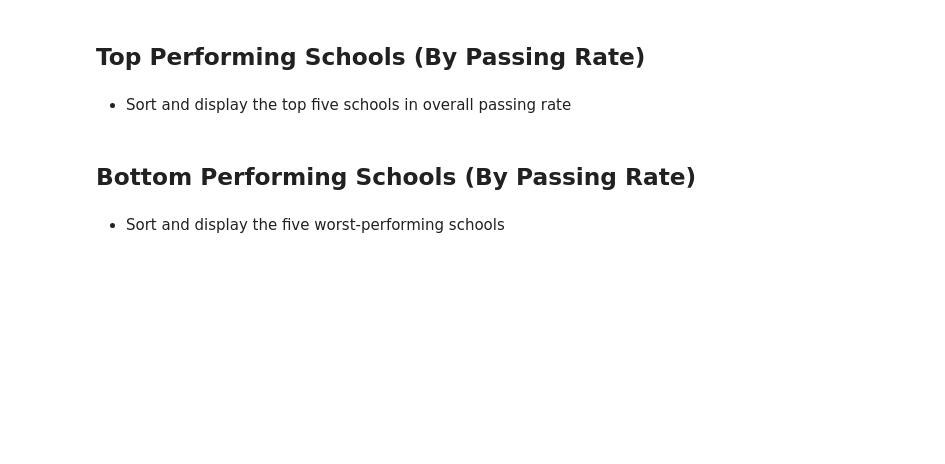
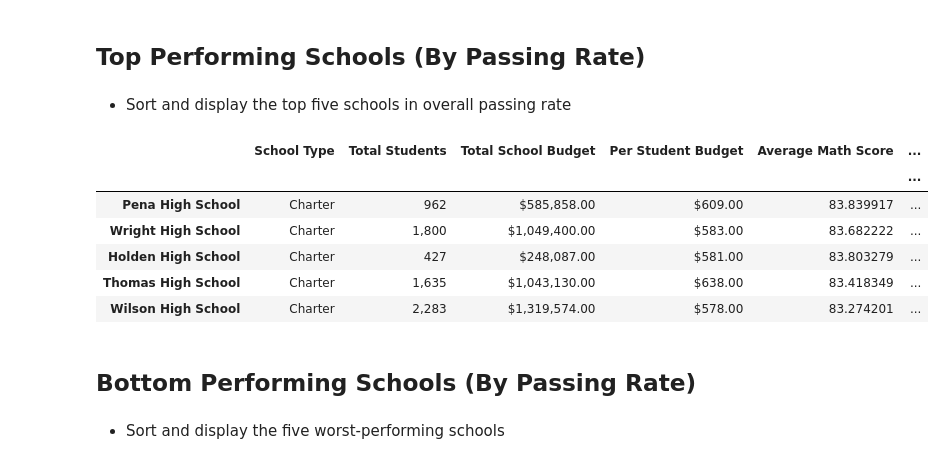
Before and after one commit to reedkm/pandas-citySchools, a Jupyter notebook: PyCitySchools_starter.ipynb, the cells around one changed output. Drawn from its saved outputs; the diff is of its cells as text; code cells hidden in the pictures; blank space fills up the shorter version.

```diff
--- a/PyCitySchools_starter.ipynb
+++ b/PyCitySchools_starter.ipynb
@@ -186,6 +191,18 @@ SyntaxError: invalid syntax (<ipython-input-48-496899da4f89>, line 10)
 ## Top Performing Schools (By Passing Rate)
 # %% [markdown]
 * Sort and display the top five schools in overall passing rate
+# %%
+topFiveoverall = school_details.copy()
+topFiveoverall.sort_values("Overall Passing Rate", ascending=False, inplace=True)
+topFiveoverall.head(5)
+# %% [output]
+|  | School Type | Total Students | Total School Budget | Per Student Budget | Average Math Score | ... |
+|  |  |  |  |  |  | ... |
+| Pena High School | Charter | 962 | $585,858.00 | $609.00 | 83.839917 | ... |
+| Wright High School | Charter | 1,800 | $1,049,400.00 | $583.00 | 83.682222 | ... |
+| Holden High School | Charter | 427 | $248,087.00 | $581.00 | 83.803279 | ... |
+| Thomas High School | Charter | 1,635 | $1,043,130.00 | $638.00 | 83.418349 | ... |
+| Wilson High School | Charter | 2,283 | $1,319,574.00 | $578.00 | 83.274201 | ... |
 # %% [markdown]
 ## Bottom Performing Schools (By Passing Rate)
 # %% [markdown]
```
Also changed, not shown: parts of 7 cells of this notebook.
